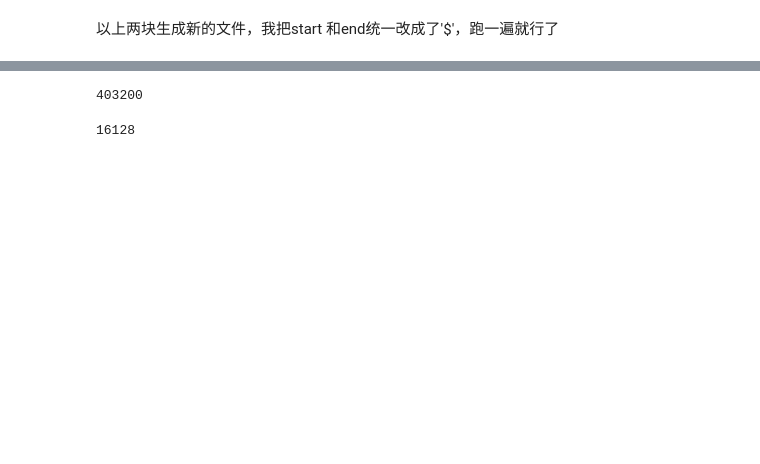
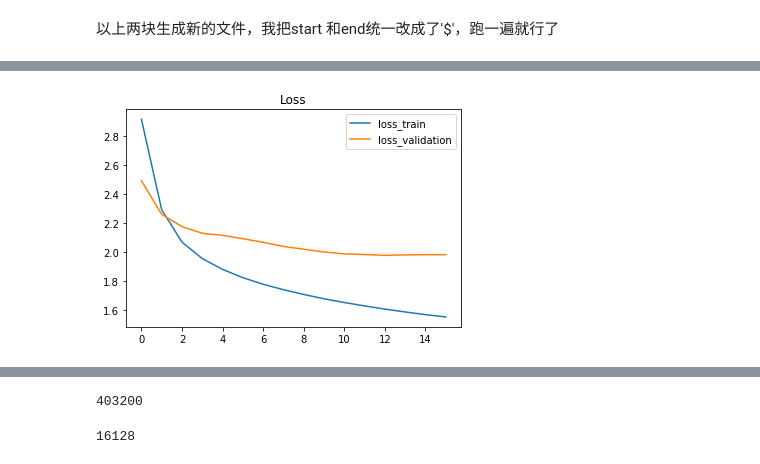
Before and after one commit to Xinyang622/PA4, a Jupyter notebook: Untitled.ipynb, the cells around one changed output, grey strips where cells are left out. Cells and saved outputs as stored; diff of their text form; code cells hidden in the pictures; blank space fills up the shorter version.

```diff
--- a/Untitled.ipynb
+++ b/Untitled.ipynb
@@ -143,19 +144,20 @@ len(s_train) / (64 * 25)
 # %%
 EMBEDDING_DIM = 64
-dim = 95
+dim = len(letter2int)
 HIDDEN_DIM = 100
 batch_size = 64
 chunk_size = 25
-n_layers = 1
-n_epochs = 30
+n_layers = 2
+n_epochs = 100
+drop_out = 0
 # %%
 n_train_batch = len(s_train) / (64 * 25)
 n_valid_batch = len(s_valid) / (64 * 25)
 # %%
-model = LSTM_RNN(EMBEDDING_DIM, HIDDEN_DIM, n_letters, n_letters, n_layers, batch_size)
+model = LSTM_RNN(EMBEDDING_DIM, HIDDEN_DIM, n_letters, n_letters, n_layers, batch_size, drop_out)
 model = model.cuda()
 loss_function = nn.NLLLoss()
 optimizer = optim.Adam(model.parameters(), lr=0.003)
 # %%
-record = [0, 0, 0]
+record = [0, 0, 0, 0]
 last_valid_loss = 100000
@@ -165,7 +169,8 @@ last_valid_loss = 100000
 #inputs = prepare_sequence(training_data[0][0], word_to_ix)
 # tag_scores = model(inputs)
 # print(tag_scores)
-
+train_loss = []
+validation_loss = []
 for epoch in range(n_epochs):  # again, normally you would NOT do 300 epochs, it is toy data
 
     losses = 0
@@ -223,11 +228,12 @@ for epoch in range(n_epochs):  # again, normally you would NOT do 300 epochs, it
         record.append(1)
     else:
         record.append(-1)
-    if sum(record) == -3:
+    if sum(record) == -4:
         print 'early stopped'
         break
     last_valid_loss = losses_valid
-
+    train_loss.append(losses / n_train_batch)
+    validation_loss.append(losses_valid / n_valid_batch)
     print 'training:', losses / n_train_batch
     print 'valid:', losses_valid / n_valid_batch
 
@@ -245,4 +267,14 @@ for epoch in range(n_epochs):  # again, normally you would NOT do 300 epochs, it
 early stopped
+# %%
+from matplotlib import pyplot as plt
+plt.figure()
+plt.title('Loss')
+plt.plot(train_loss, label='loss_train')
+plt.plot(validation_loss, label='loss_validation')
+plt.legend()
+plt.show()
+# %% [output]
+[figure, added]
 # %%
 len(s_train)
 # %% [output]
```
Also changed, not shown: parts of 32 cells of this notebook.
